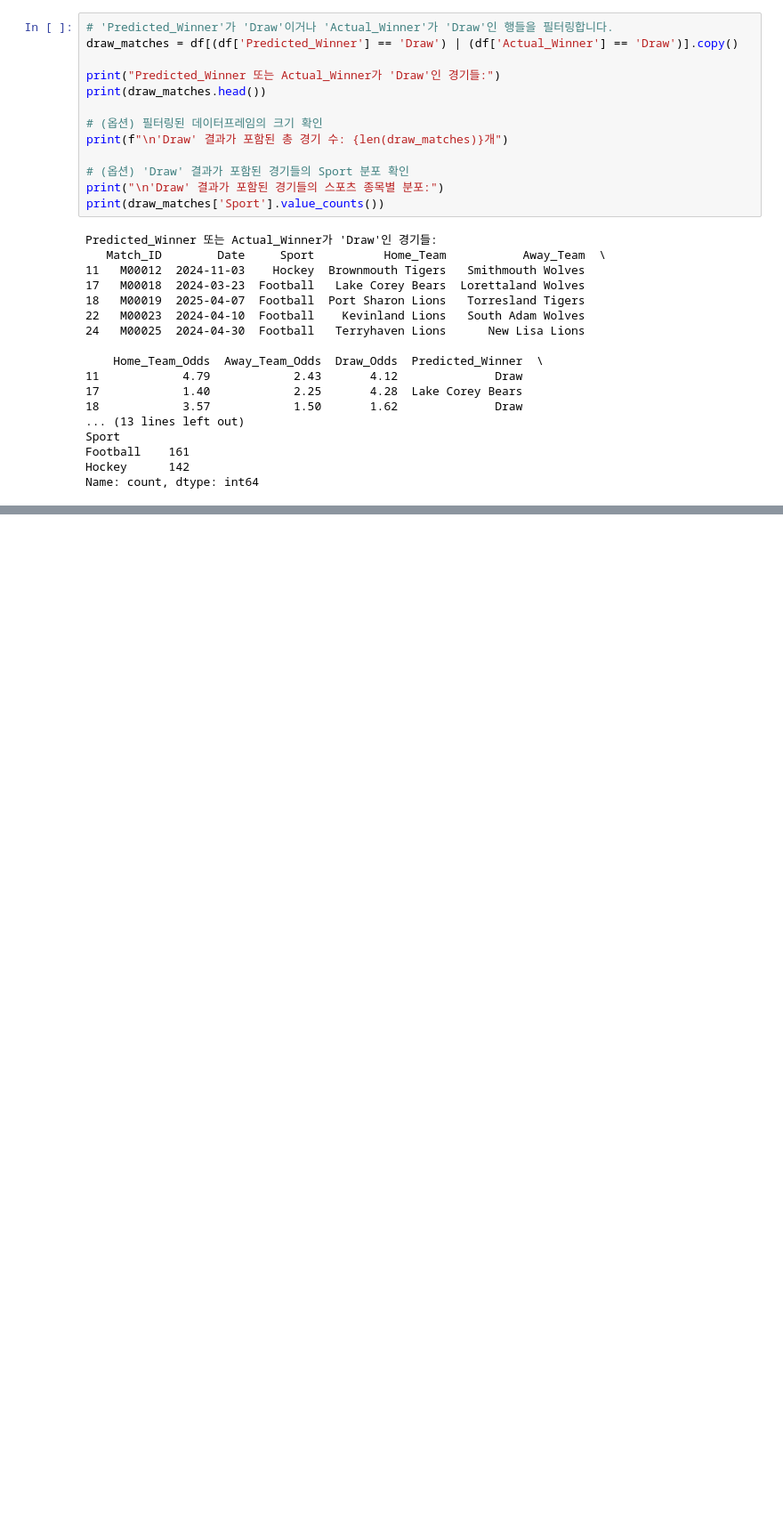
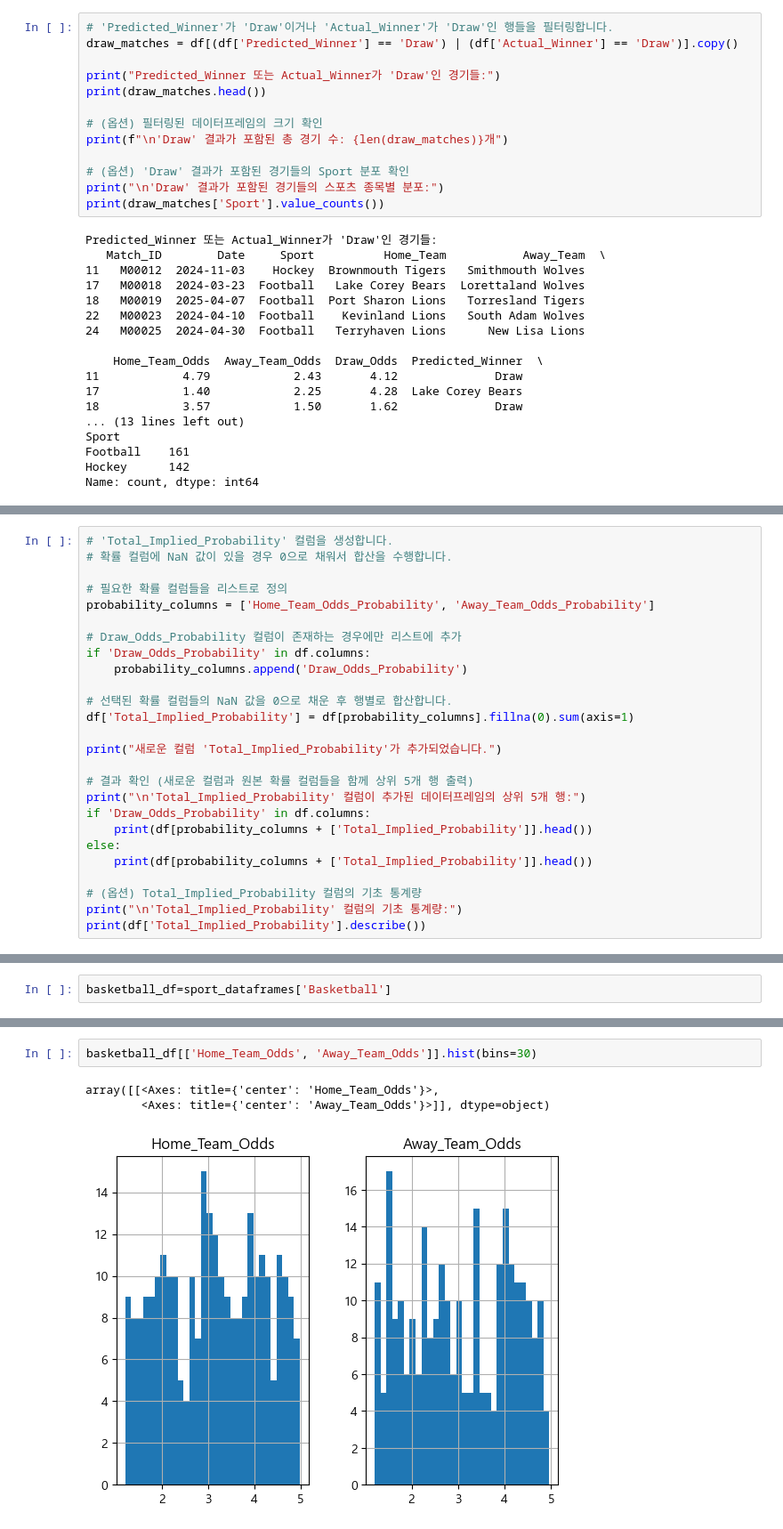
Before and after one commit to whatiddone/Kaggle_Writedown, a Jupyter notebook: sports_betting_predictive_analysis.ipynb, the cells around one changed output, grey strips where cells are left out. Shown at 89% size. Saved outputs shown, nothing was run; the diff lists cells and outputs as text; blank space fills up the shorter version.

```diff
--- a/sports_betting_predictive_analysis.ipynb
+++ b/sports_betting_predictive_analysis.ipynb
@@ -329,0 +382,26 @@ Name: count, dtype: int64
+# %%
+# 'Total_Implied_Probability' 컬럼을 생성합니다.
+# 확률 컬럼에 NaN 값이 있을 경우 0으로 채워서 합산을 수행합니다.
+
+# 필요한 확률 컬럼들을 리스트로 정의
+probability_columns = ['Home_Team_Odds_Probability', 'Away_Team_Odds_Probability']
+
+# Draw_Odds_Probability 컬럼이 존재하는 경우에만 리스트에 추가
+if 'Draw_Odds_Probability' in df.columns:
+    probability_columns.append('Draw_Odds_Probability')
+
+# 선택된 확률 컬럼들의 NaN 값을 0으로 채운 후 행별로 합산합니다.
+df['Total_Implied_Probability'] = df[probability_columns].fillna(0).sum(axis=1)
+
+print("새로운 컬럼 'Total_Implied_Probability'가 추가되었습니다.")
+
+# 결과 확인 (새로운 컬럼과 원본 확률 컬럼들을 함께 상위 5개 행 출력)
+print("\n'Total_Implied_Probability' 컬럼이 추가된 데이터프레임의 상위 5개 행:")
+if 'Draw_Odds_Probability' in df.columns:
+    print(df[probability_columns + ['Total_Implied_Probability']].head())
+else:
+    print(df[probability_columns + ['Total_Implied_Probability']].head())
+
+# (옵션) Total_Implied_Probability 컬럼의 기초 통계량
+print("\n'Total_Implied_Probability' 컬럼의 기초 통계량:")
+print(df['Total_Implied_Probability'].describe())
@@ -329,0 +641,2 @@ Name: count, dtype: int64
+# %%
+basketball_df=sport_dataframes['Basketball']
@@ -329,0 +700,6 @@ Name: count, dtype: int64
+# %%
+basketball_df[['Home_Team_Odds', 'Away_Team_Odds']].hist(bins=30)
+# %% [output]
+array([[<Axes: title={'center': 'Home_Team_Odds'}>,
+        <Axes: title={'center': 'Away_Team_Odds'}>]], dtype=object)
+[figure, added]
```
Also changed, not shown: parts of 20 cells of this notebook, 1 other file.
